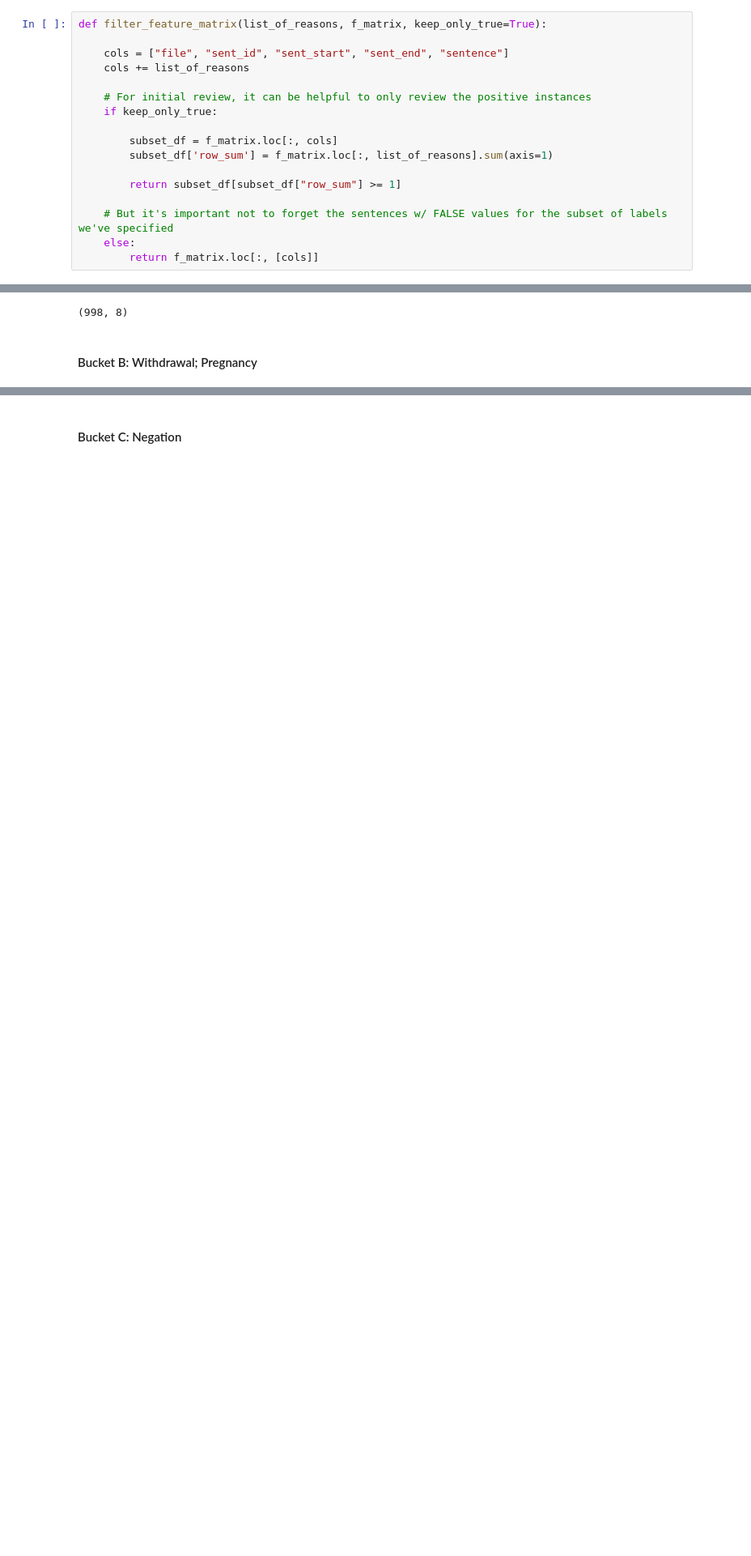
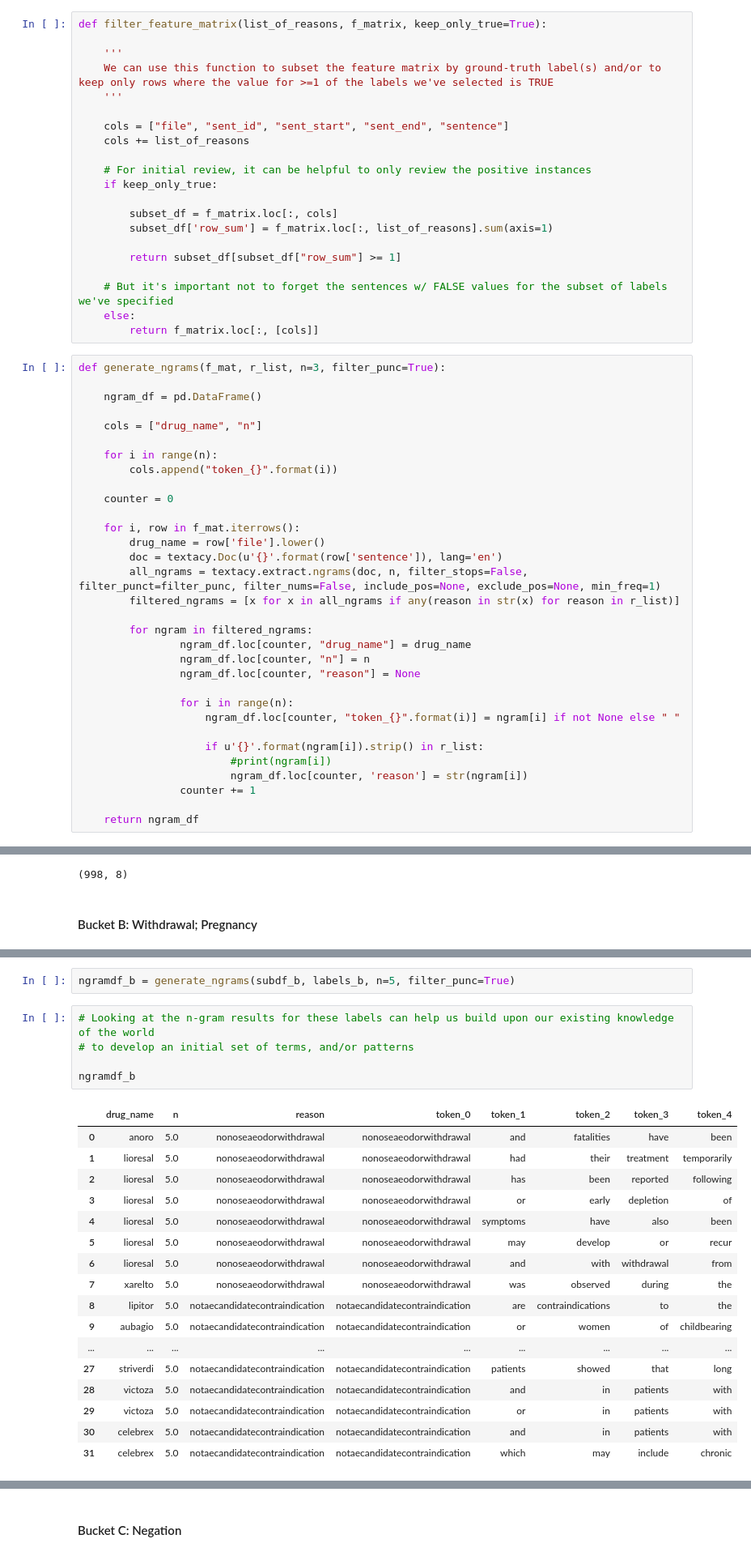
Before and after one commit to ClarityNLP/ClarityNLP, a Jupyter notebook: notebooks/cooking/Cooking_with_ClarityNLP_011619.ipynb, the cells around one changed output, grey strips where cells are left out. Shown at 81% size. Saved outputs shown, nothing was run; the diff lists cells and outputs as text; blank space fills up the shorter version.

Commit message:
adding ngram func to nb

```diff
--- a/notebooks/cooking/Cooking_with_ClarityNLP_011619.ipynb
+++ b/notebooks/cooking/Cooking_with_ClarityNLP_011619.ipynb
@@ -249,6 +249,10 @@ Our next objective is to review the sentences that are positive instances of the
 To start, let's define a few helper functions that we can use for each bucket:
 # %%
 def filter_feature_matrix(list_of_reasons, f_matrix, keep_only_true=True):
+
+    '''
+    We can use this function to subset the feature matrix by ground-truth label(s) and/or to keep only rows where the value for >=1 of the labels we've selected is TRUE
+    '''
 
     cols = ["file", "sent_id", "sent_start", "sent_end", "sentence"]
     cols += list_of_reasons
@@ -264,3 +268,35 @@ def filter_feature_matrix(list_of_reasons, f_matrix, keep_only_true=True):
     # But it's important not to forget the sentences w/ FALSE values for the subset of labels we've specified
     else:
         return f_matrix.loc[:, [cols]]
+# %%
+def generate_ngrams(f_mat, r_list, n=3, filter_punc=True):
+
+    ngram_df = pd.DataFrame()
+
+    cols = ["drug_name", "n"]
+
+    for i in range(n):
+        cols.append("token_{}".format(i))
+
+    counter = 0
+
+    for i, row in f_mat.iterrows():
+        drug_name = row['file'].lower()
+        doc = textacy.Doc(u'{}'.format(row['sentence']), lang='en')
+        all_ngrams = textacy.extract.ngrams(doc, n, filter_stops=False, filter_punct=filter_punc, filter_nums=False, include_pos=None, exclude_pos=None, min_freq=1)
+        filtered_ngrams = [x for x in all_ngrams if any(reason in str(x) for reason in r_list)]
+
+        for ngram in filtered_ngrams:
+                ngram_df.loc[counter, "drug_name"] = drug_name
+                ngram_df.loc[counter, "n"] = n
+                ngram_df.loc[counter, "reason"] = None
+
+                for i in range(n):
+                    ngram_df.loc[counter, "token_{}".format(i)] = ngram[i] if not None else " "
+
+                    if u'{}'.format(ngram[i]).strip() in r_list:
+                        #print(ngram[i])
+                        ngram_df.loc[counter, 'reason'] = str(ngram[i])
+                counter += 1
+
+    return ngram_df
@@ -282,2 +321,27 @@ subdf_b.shape
 # %% [output]
 (86, 8)
+# %%
+ngramdf_b = generate_ngrams(subdf_b, labels_b, n=5, filter_punc=True)
+# %%
+# Looking at the n-gram results for these labels can help us build upon our existing knowledge of the world
+# to develop an initial set of terms, and/or patterns
+
+ngramdf_b
+# %% [output]
+|  | drug_name | n | reason | token_0 | token_1 | token_2 | token_3 | token_4 |
+| 0 | anoro | 5.0 | nonoseaeodorwithdrawal | nonoseaeodorwithdrawal | and | fatalities | have | been |
+| 1 | lioresal | 5.0 | nonoseaeodorwithdrawal | nonoseaeodorwithdrawal | had | their | treatment | temporarily |
+| 2 | lioresal | 5.0 | nonoseaeodorwithdrawal | nonoseaeodorwithdrawal | has | been | reported | following |
+| 3 | lioresal | 5.0 | nonoseaeodorwithdrawal | nonoseaeodorwithdrawal | or | early | depletion | of |
+| 4 | lioresal | 5.0 | nonoseaeodorwithdrawal | nonoseaeodorwithdrawal | symptoms | have | also | been |
+| 5 | lioresal | 5.0 | nonoseaeodorwithdrawal | nonoseaeodorwithdrawal | may | develop | or | recur |
+| 6 | lioresal | 5.0 | nonoseaeodorwithdrawal | nonoseaeodorwithdrawal | and | with | withdrawal | from |
+| 7 | xarelto | 5.0 | nonoseaeodorwithdrawal | nonoseaeodorwithdrawal | was | observed | during | the |
+| 8 | lipitor | 5.0 | notaecandidatecontraindication | notaecandidatecontraindication | are | contraindications | to | the |
+| 9 | aubagio | 5.0 | notaecandidatecontraindication | notaecandidatecontraindication | or | women | of | childbearing |
+| ... | ... | ... | ... | ... | ... | ... | ... | ... |
+| 27 | striverdi | 5.0 | notaecandidatecontraindication | notaecandidatecontraindication | patients | showed | that | long |
+| 28 | victoza | 5.0 | notaecandidatecontraindication | notaecandidatecontraindication | and | in | patients | with |
+| 29 | victoza | 5.0 | notaecandidatecontraindication | notaecandidatecontraindication | or | in | patients | with |
+| 30 | celebrex | 5.0 | notaecandidatecontraindication | notaecandidatecontraindication | and | in | patients | with |
+| 31 | celebrex | 5.0 | notaecandidatecontraindication | notaecandidatecontraindication | which | may | include | chronic |
```
Also changed, not shown: parts of 3 cells of this notebook.
